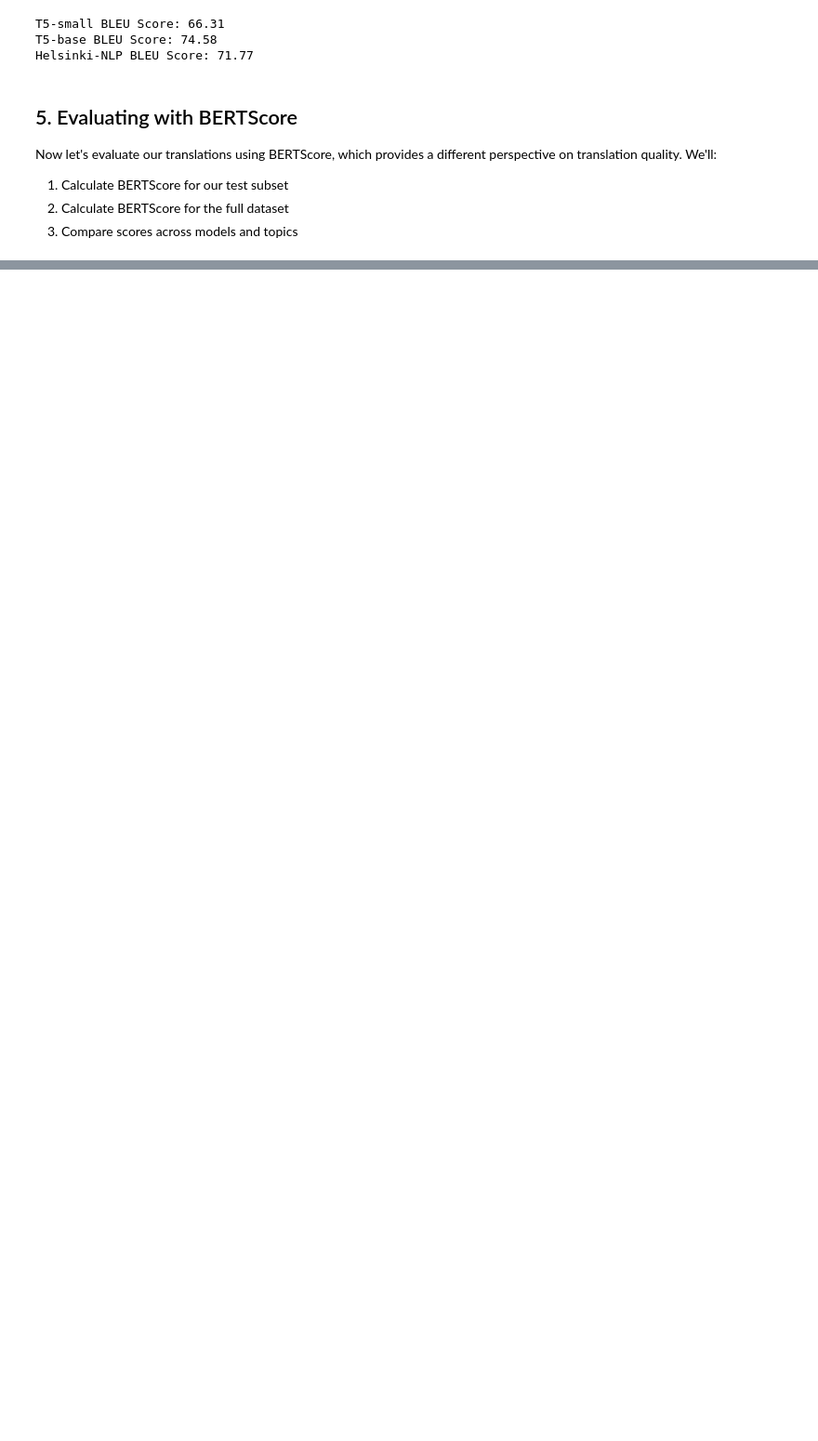
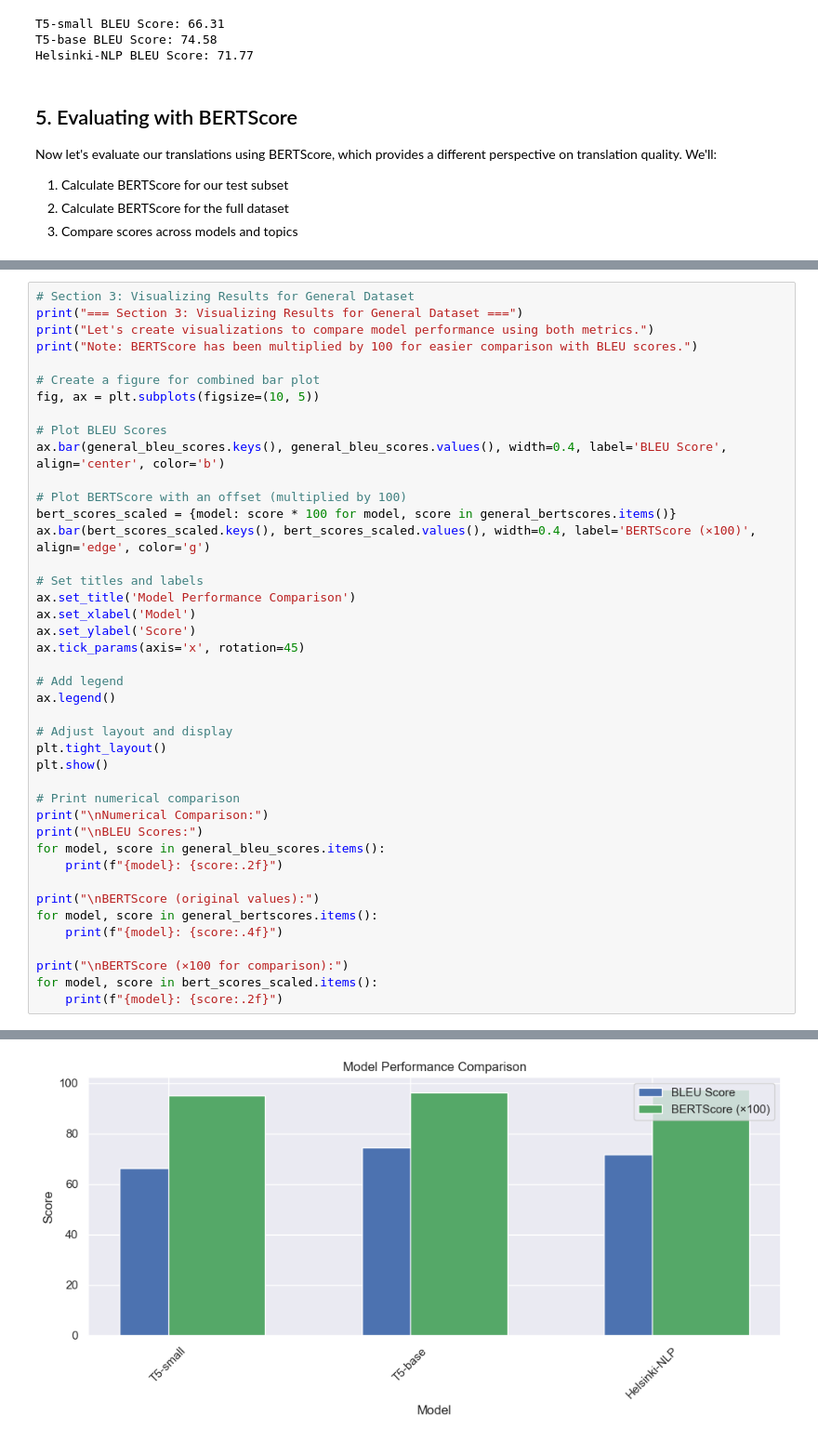
Before and after one commit to linguist89/nmt-exercises, a Jupyter notebook: nmt_notebook_updated.ipynb, the cells around one changed output, grey strips where cells are left out. Shown at 93% size. Saved outputs shown, nothing was run; the diff lists cells and outputs as text; blank space fills up the shorter version.

Commit message:
Added visualization

```diff
--- a/nmt_notebook_updated.ipynb
+++ b/nmt_notebook_updated.ipynb
@@ -431,0 +319,43 @@ for topic in ['general', 'politics', 'sports']:
+# %%
+# Section 3: Visualizing Results for General Dataset
+print("=== Section 3: Visualizing Results for General Dataset ===")
+print("Let's create visualizations to compare model performance using both metrics.")
+print("Note: BERTScore has been multiplied by 100 for easier comparison with BLEU scores.")
+
+# Create a figure for combined bar plot
+fig, ax = plt.subplots(figsize=(10, 5))
+
+# Plot BLEU Scores
+ax.bar(general_bleu_scores.keys(), general_bleu_scores.values(), width=0.4, label='BLEU Score', align='center', color='b')
+
+# Plot BERTScore with an offset (multiplied by 100)
+bert_scores_scaled = {model: score * 100 for model, score in general_bertscores.items()}
+ax.bar(bert_scores_scaled.keys(), bert_scores_scaled.values(), width=0.4, label='BERTScore (×100)', align='edge', color='g')
+
+# Set titles and labels
+ax.set_title('Model Performance Comparison')
+ax.set_xlabel('Model')
+ax.set_ylabel('Score')
+ax.tick_params(axis='x', rotation=45)
+
+# Add legend
+ax.legend()
+
+# Adjust layout and display
+plt.tight_layout()
+plt.show()
+
+# Print numerical comparison
+print("\nNumerical Comparison:")
+print("\nBLEU Scores:")
+for model, score in general_bleu_scores.items():
+    print(f"{model}: {score:.2f}")
+
+print("\nBERTScore (original values):")
+for model, score in general_bertscores.items():
+    print(f"{model}: {score:.4f}")
+
+print("\nBERTScore (×100 for comparison):")
+for model, score in bert_scores_scaled.items():
+    print(f"{model}: {score:.2f}")
+# %% [output]
@@ -431,0 +365 @@ for topic in ['general', 'politics', 'sports']:
+[figure, added]
```
Also changed, not shown: parts of 13 cells of this notebook.
